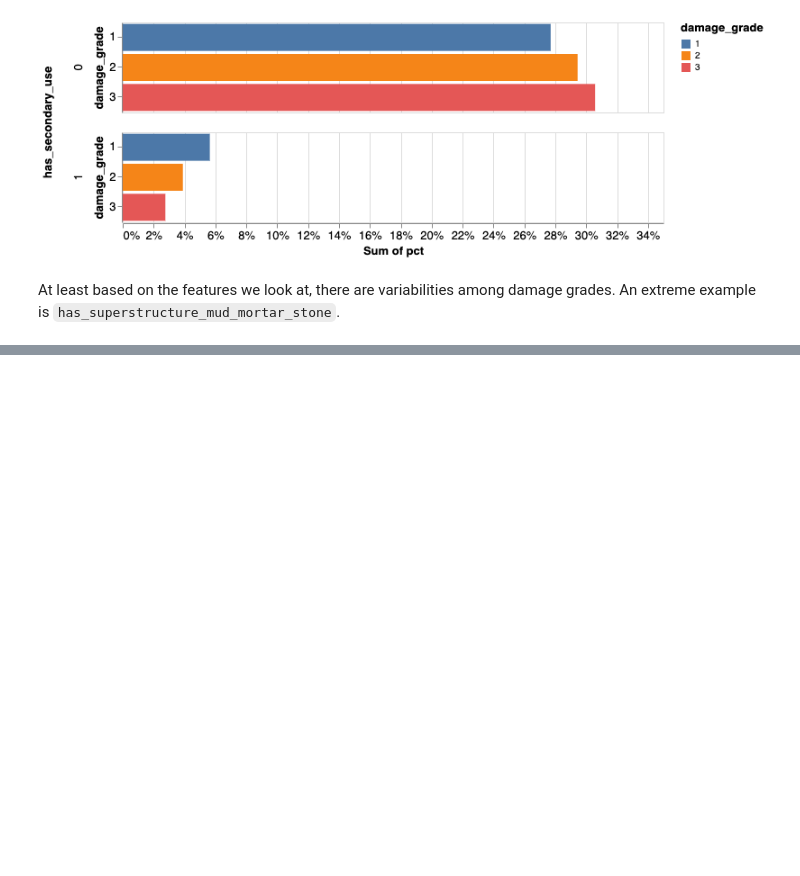
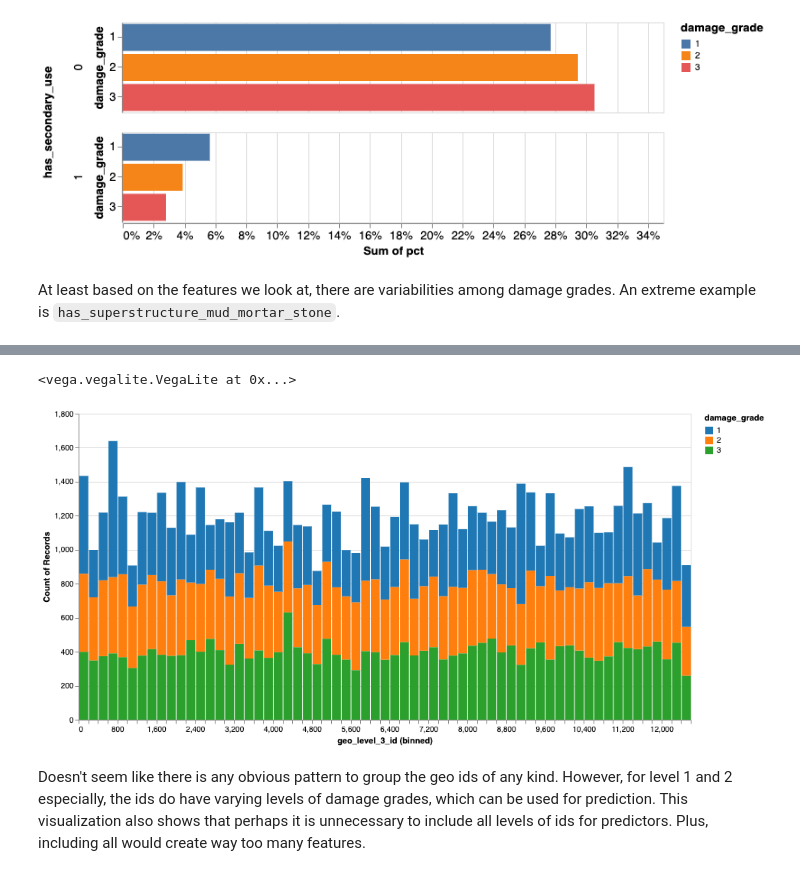
Before and after one commit to jackyho112/earthquake-damage-prediction, a Jupyter notebook: exploration.ipynb, the cells around one changed output, grey strips where cells are left out. Cells and saved outputs as stored; diff of their text form; code cells hidden in the pictures; blank space fills up the shorter version.

```diff
--- a/exploration.ipynb
+++ b/exploration.ipynb
@@ -380,0 +407,14 @@ At least based on the features we look at, there are variabilities among damage
+# %%
+alt.Chart(balanced_train_data).mark_bar().encode(
+  alt.X('geo_level_3_id:Q', bin=alt.Bin(maxbins=100)),
+  alt.Y('count()'),
+  alt.Color('damage_grade:N', scale=alt.Scale(scheme='category10'))
+).properties(
+  width=800,
+  height=400
+)
+# %% [output]
+<vega.vegalite.VegaLite at 0x...>
+[figure, added]
+# %% [markdown]
+Doesn't seem like there is any obvious pattern to group the geo ids of any kind. However, for level 1 and 2 especially, the ids do have varying levels of damage grades, which can be used for prediction. This visualization also shows that perhaps it is unnecessary to include all levels of ids for predictors. Plus, including all would create way too many features.
```
Also changed, not shown: parts of 11 cells of this notebook, 1 other file.
